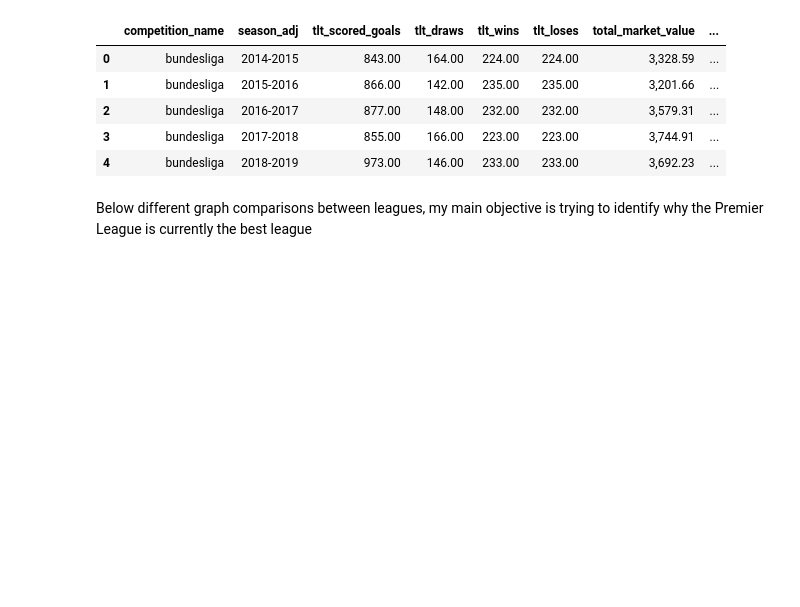
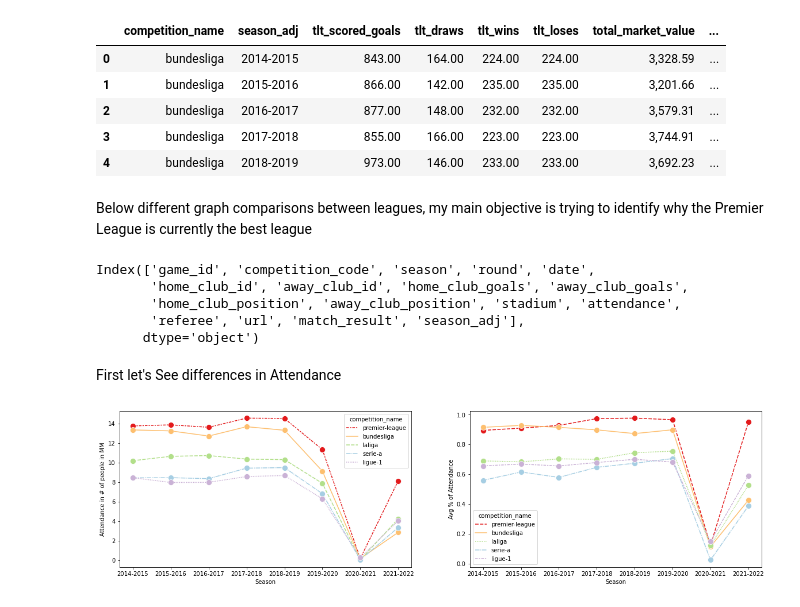
Before and after one commit to batamayo59/Soccer-big5-comparison, a Jupyter notebook: Soccer2.ipynb, the cells around one changed output. Saved outputs shown, nothing was run; the diff lists cells and outputs as text; code cells hidden in the pictures; blank space fills up the shorter version.

Commit message:
adding better graphs and conclussions sitll on progress

```diff
--- a/Soccer2.ipynb
+++ b/Soccer2.ipynb
@@ -587,0 +583,33 @@ def line_graph(dataframe,column:str,coord1,coord2):
+# %%
+df_games.columns
+# %% [output]
+Index(['game_id', 'competition_code', 'season', 'round', 'date',
+       'home_club_id', 'away_club_id', 'home_club_goals', 'away_club_goals',
+       'home_club_position', 'away_club_position', 'stadium', 'attendance',
+       'referee', 'url', 'match_result', 'season_adj'],
+      dtype='object')
+# %% [markdown]
+First let's See differences in Attendance
+# %%
+fig, axs = plt.subplots(1,2, figsize=(20,5))
+
+colors = sns.color_palette('Paired')
+col_list = [colors[5],colors[6],colors[2],colors[0],colors[8]]
+
+sns.lineplot(data=df_season,x='season_adj',y='attendance',hue='competition_name',
+            hue_order=['premier-league','bundesliga','laliga','serie-a','ligue-1'],
+            marker='o',markersize=10, style = 'competition_name',ci=None,ax=axs[0],
+            palette=col_list)
+axs[0].set_xlabel('Season')
+axs[0].set_ylabel('Attendance in # of people in MM')
+
+sns.lineplot(data=df_games_final,x='season_adj',y='attendance_rate',hue='competition_name',
+            hue_order=['premier-league','bundesliga','laliga','serie-a','ligue-1'],
+            marker='o',markersize=10, style = 'competition_name',ci=None,ax=axs[1],
+            palette=col_list)
+axs[1].set_xlabel('Season')
+axs[1].set_ylabel('Avg % of Attendance')
+
+plt.show()
+# %% [output]
+[figure, added]
```
Also changed, not shown: parts of 10 cells of this notebook.
